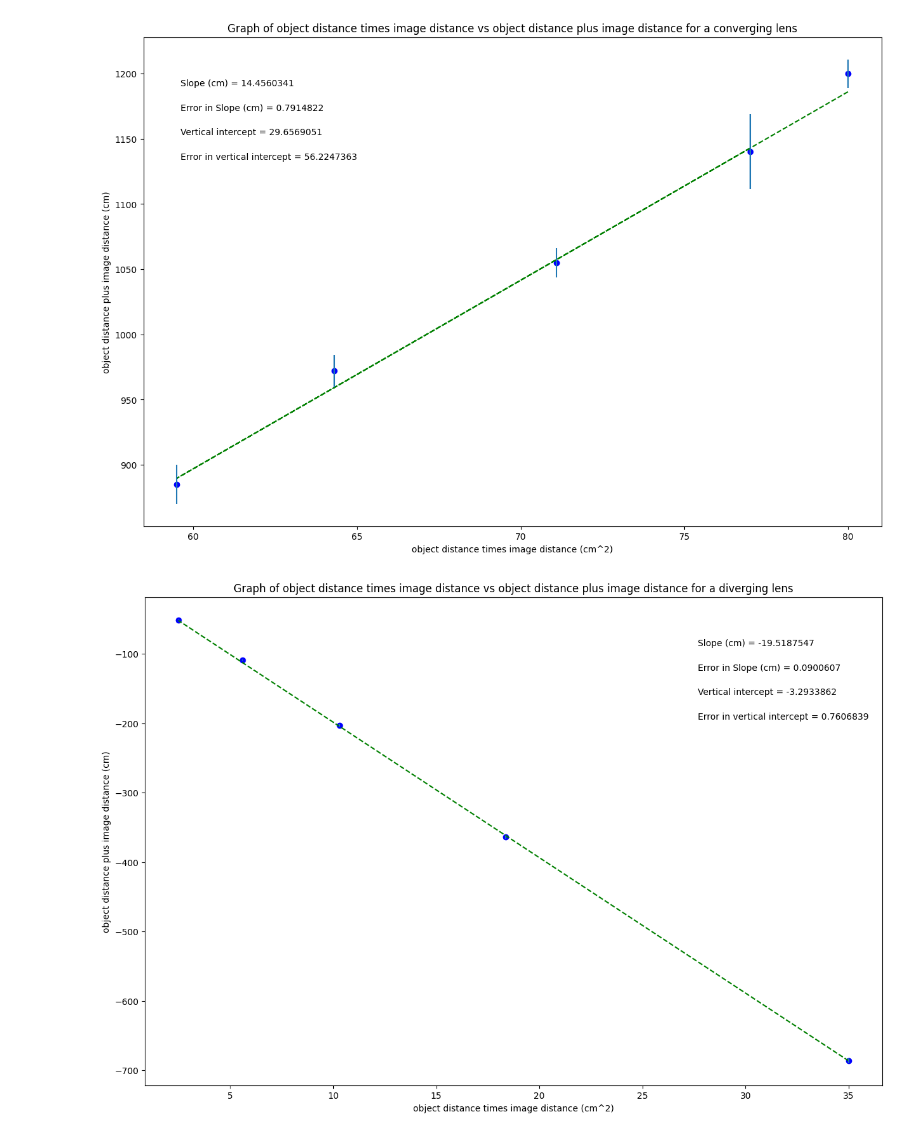
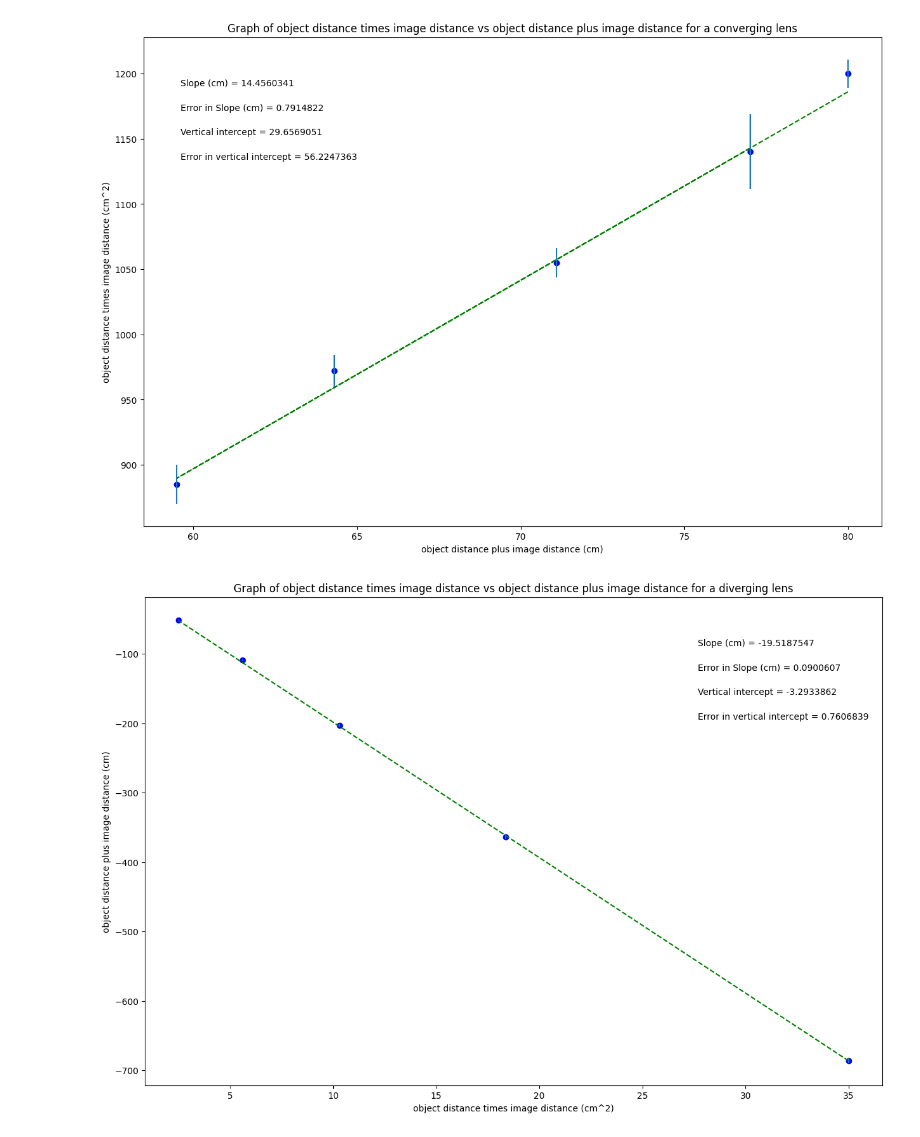
Before and after one commit to dsr11105/Physics-216, a Jupyter notebook: Copy_of_PHSXlab_plotting_template.ipynb, the cells around one changed output. Drawn from its saved outputs; the diff is of its cells as text; code cells hidden in the pictures.

```diff
--- a/Copy_of_PHSXlab_plotting_template.ipynb
+++ b/Copy_of_PHSXlab_plotting_template.ipynb
@@ -38,8 +38,8 @@ dy = err_yvariable_changeme        #this should be your error in y array
 #UPDATE EACH OF THESE 4 STRINGS FOR YOUR PLOT LABELS AS YOU WANT THEM TO APPEAR
 
 plot_title= 'Graph of object distance times image distance vs object distance plus image distance for a converging lens'
-x_label= 'object distance times image distance (cm^2)'
-y_label= 'object distance plus image distance (cm)'
+y_label= 'object distance times image distance (cm^2)'
+x_label= 'object distance plus image distance (cm)'
 slope_units= 'cm'
 
 #UPDATE ANNOTATION PLACEMENT SO IT'S OUT OF WAY OF PLOTTED DATA AND BEST FIT LINE
@@ -92,34 +92,34 @@ elif annotation_placement==3 or annotation_placement==4:
 #Don't need to change anything in this section!
 
 #Plot data on graph. Plot error bars and place values for slope,
 #error in slope, and vertical intercept (plus error) on the plot using "annotate"
 
 plt.figure(figsize=(15,10))
 
 plt.plot(x, fit, color='green', linestyle='--')
 plt.scatter(x, y, color='blue', marker='o')
 
 plt.xlabel(x_label)
 plt.ylabel(y_label)
 plt.title(plot_title)
 
 plt.errorbar(x, y, yerr=dy, xerr=None, fmt="none") #don't need to plot x error bars
 
 plt.annotate('Slope ({}) = {value:.{digits}f}'.format(slope_units,value=m, digits=7),
              (xpos, ypos[0]), xycoords='axes fraction')
 
 plt.annotate('Error in Slope ({}) = {value:.{digits}f}'.format(slope_units,value=dm, digits=7),
              (xpos, ypos[1]), xycoords='axes fraction')
 
 plt.annotate('Vertical intercept = {value:.{digits}f}'.format(value=b, digits=7),
              (xpos, ypos[2]), xycoords='axes fraction')
 
 plt.annotate('Error in vertical intercept = {value:.{digits}f}'.format(value=db, digits=7),
              (xpos, ypos[3]), xycoords='axes fraction')
 
 plt.show()
 # %% [output]
-[figure, old version]
+[figure, new version]
 # %%
 #PHSX 216 & 218 plotting code
 #Brianna Beller
```
Also changed, not shown: parts of 1 cell of this notebook.
